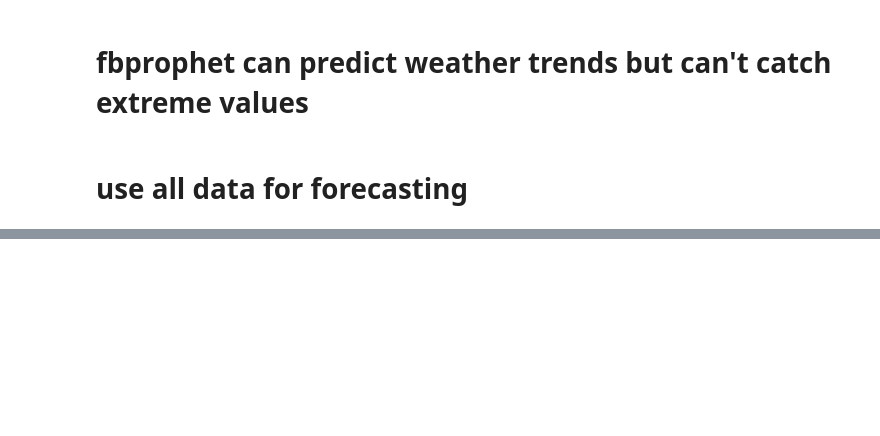
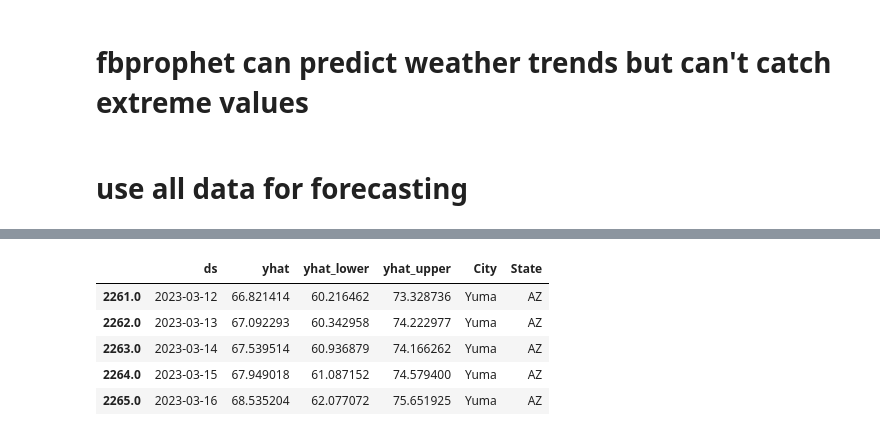
Before and after one commit to BloomTech-Labs/PT17_cityspire-b-ds, a Jupyter notebook: notebooks/model/weather/fbprophet_weather.ipynb, the cells around one changed output, grey strips where cells are left out. Drawn from its saved outputs; the diff is of its cells as text; code cells hidden in the pictures; blank space fills up the shorter version.

```diff
--- a/notebooks/model/weather/fbprophet_weather.ipynb
+++ b/notebooks/model/weather/fbprophet_weather.ipynb
@@ -325,0 +342,10 @@ for city in cities.groups:
+# %%
+pred_forecast = pd.read_csv('data/weather_pred_and_forecast.csv', index_col=0)
+pred_forecast.tail()
+# %% [output]
+|  | ds | yhat | yhat_lower | yhat_upper | City | State |
+| 2261.0 | 2023-03-12 | 66.821414 | 60.216462 | 73.328736 | Yuma | AZ |
+| 2262.0 | 2023-03-13 | 67.092293 | 60.342958 | 74.222977 | Yuma | AZ |
+| 2263.0 | 2023-03-14 | 67.539514 | 60.936879 | 74.166262 | Yuma | AZ |
+| 2264.0 | 2023-03-15 | 67.949018 | 61.087152 | 74.579400 | Yuma | AZ |
+| 2265.0 | 2023-03-16 | 68.535204 | 62.077072 | 75.651925 | Yuma | AZ |
```
Also changed, not shown: parts of 13 cells of this notebook, 2 other files.
